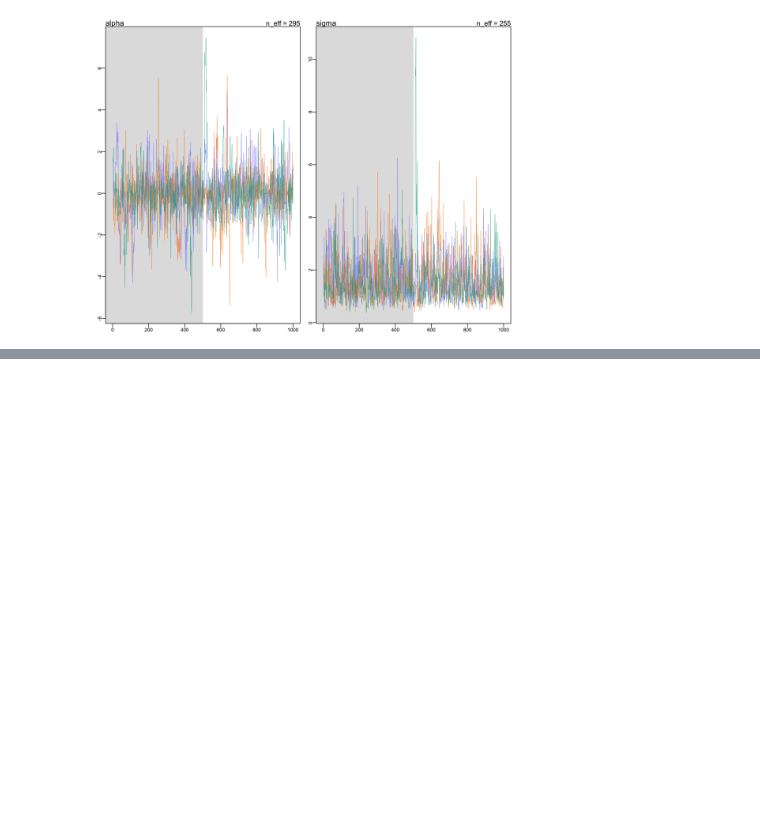
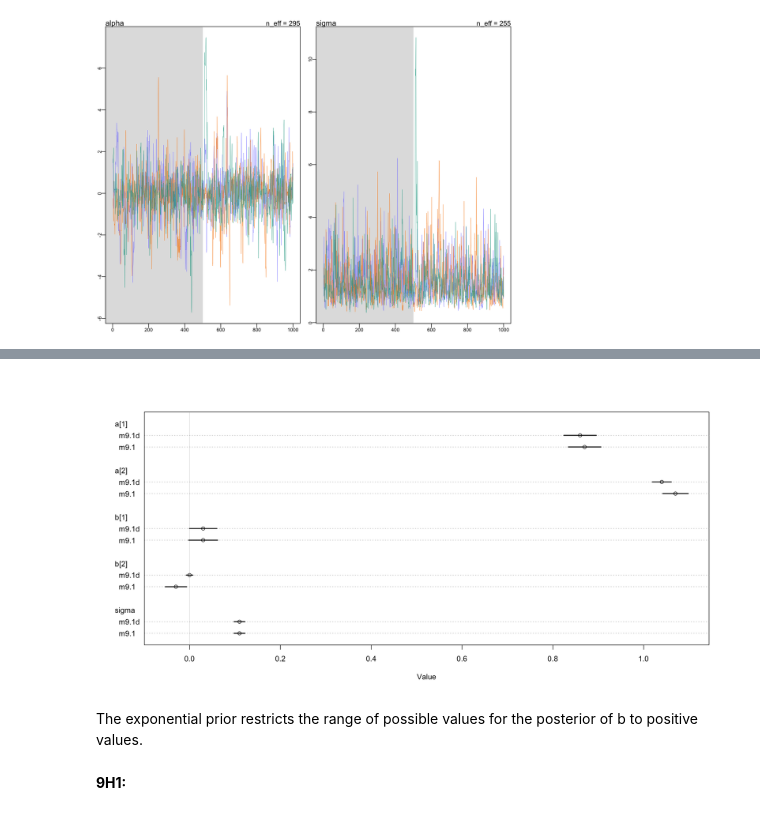
Before and after one commit to maxthemillion/statistical-rethinking, a Jupyter notebook: Chapter 9/c9_recap.ipynb, the cells around one changed output, grey strips where cells are left out. Drawn from its saved outputs; the diff is of its cells as text; code cells hidden in the pictures; blank space fills up the shorter version.

```diff
--- a/Chapter 9/c9_recap.ipynb
+++ b/Chapter 9/c9_recap.ipynb
@@ -231,0 +305,18 @@ traceplot(m9.3)
+# %%
+m9.1d <- ulam(
+    alist(
+        log_gdp_std ~ dnorm(mu, sigma),
+        mu <- a[cid] + b[cid] * (rugged_std - 0.215),
+        a[cid] ~ dnorm(1, 0.1),
+        b[cid] ~ dexp(0.3),
+        sigma ~ dexp(1)
+    ), data=dat_slim, chains=4, cores=4
+)
+# %%
+plot(coeftab(m9.1, m9.1d))
+# %% [output]
+[figure, added]
+# %% [markdown]
+The exponential prior restricts the range of possible values for the posterior of b to positive values.
+# %% [markdown]
+**9H1:**
```
Also changed, not shown: parts of 21 cells of this notebook, 2 other files.
